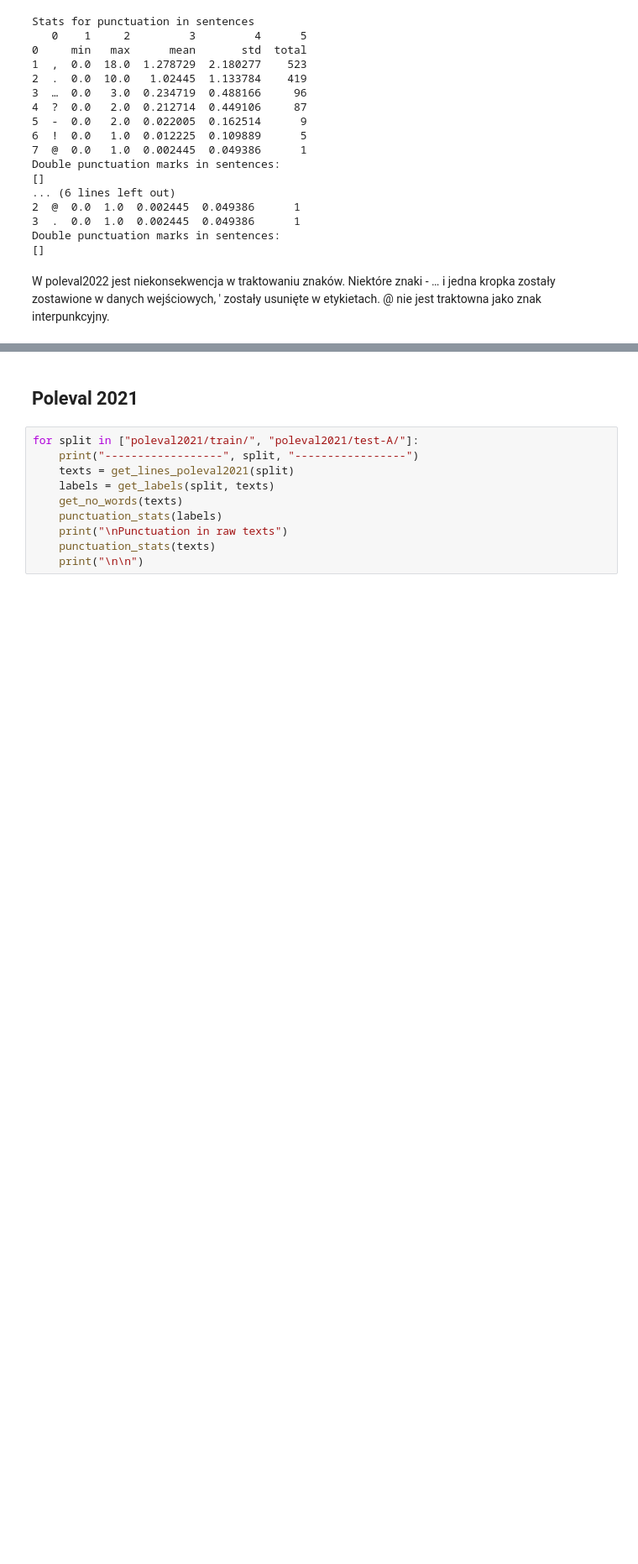
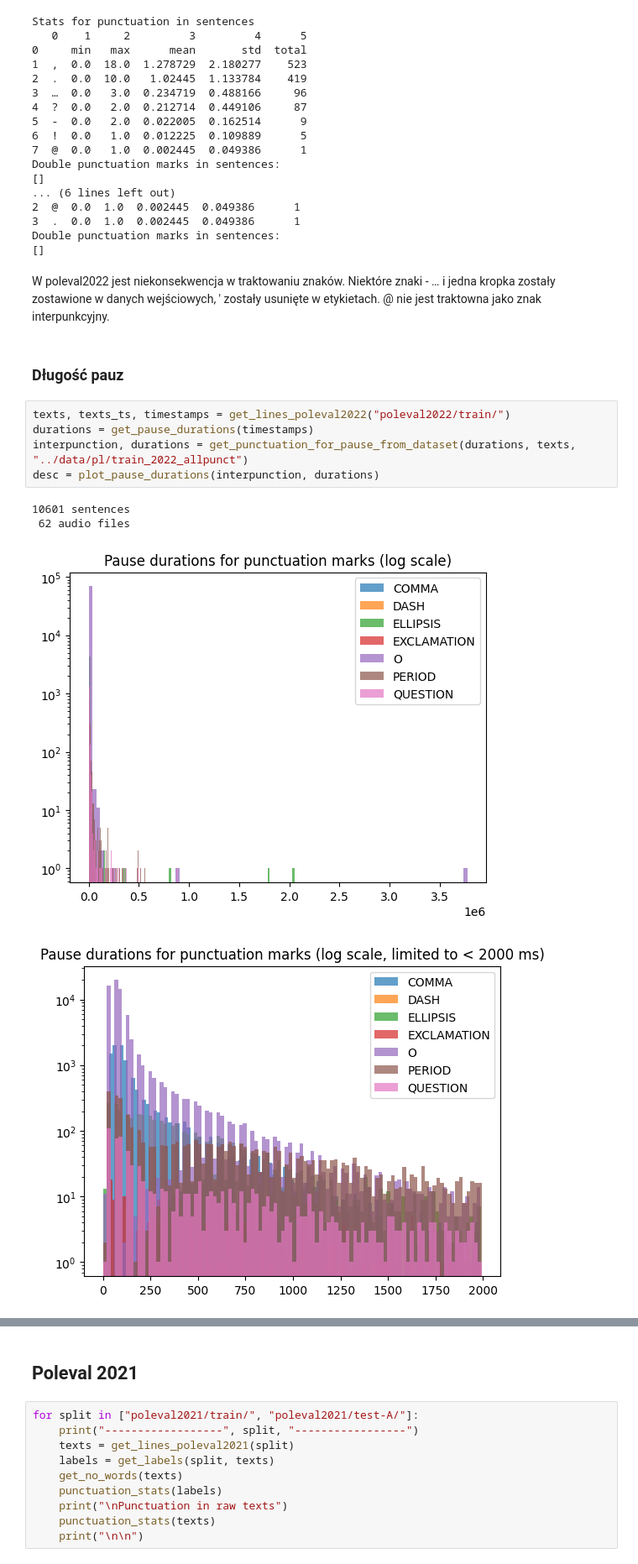
Before and after one commit to annapanfil/punctuation_prediction, a Jupyter notebook: src/data_analysis.ipynb, the cells around one changed output, grey strips where cells are left out. Shown at 84% size. Saved outputs shown, nothing was run; the diff lists cells and outputs as text; blank space fills up the shorter version.

Commit message:
feat: Add pauses duration analysis

```diff
--- a/src/data_analysis.ipynb
+++ b/src/data_analysis.ipynb
@@ -152,3 +275,15 @@ Double punctuation marks in sentences:
 []
 # %% [markdown]
 W poleval2022 jest niekonsekwencja w traktowaniu znaków. Niektóre znaki - …  i jedna kropka zostały zostawione w danych wejściowych, ' zostały usunięte w etykietach. @ nie jest traktowna jako znak interpunkcyjny.
+# %% [markdown]
+### Długość pauz
+# %%
+texts, texts_ts, timestamps = get_lines_poleval2022("poleval2022/train/")
+durations = get_pause_durations(timestamps)
+interpunction, durations = get_punctuation_for_pause_from_dataset(durations, texts, "../data/pl/train_2022_allpunct")
+desc = plot_pause_durations(interpunction, durations)
+# %% [output]
+10601 sentences
+ 62 audio files
+[figure, added]
+[figure, added]
```
Also changed, not shown: parts of 8 cells of this notebook.
